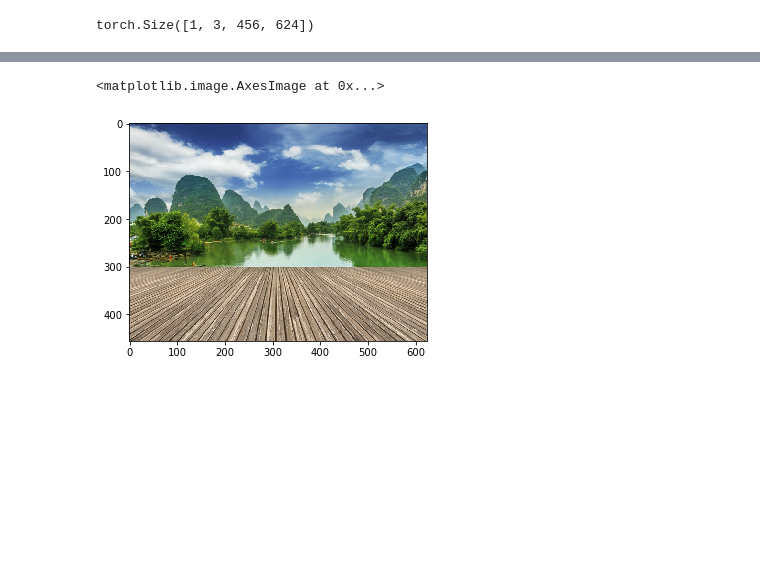
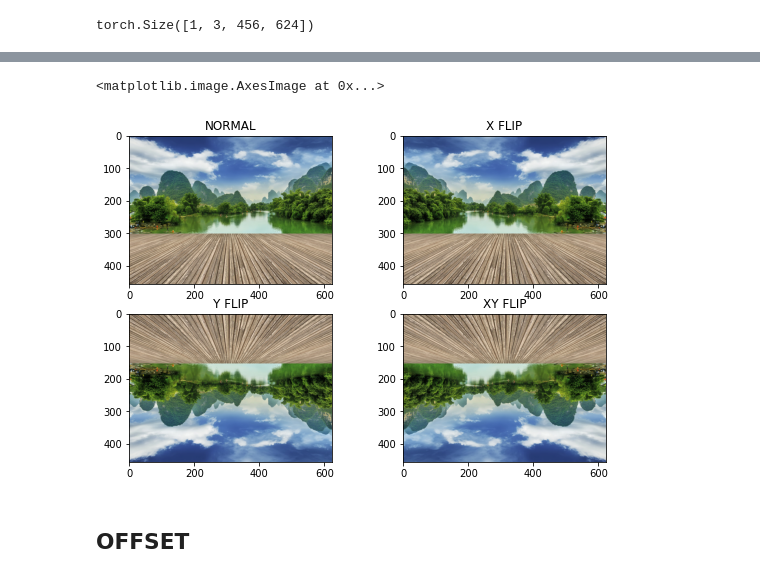
Before and after one commit to adhish9899/pytorch_start, a Jupyter notebook: affline_transformation_example.ipynb, the cells around one changed output, grey strips where cells are left out. Drawn from its saved outputs; the diff is of its cells as text; code cells hidden in the pictures; blank space fills up the shorter version.

```diff
--- a/affline_transformation_example.ipynb
+++ b/affline_transformation_example.ipynb
@@ -30,8 +30,3 @@ img_ten.shape
 torch.Size([1, 3, 456, 624])
 # %%
 import torch.nn.functional as F
-# %%
-I = torch.eye(3)
-I[:2] *= -1
-
-affine = F.affine_grid(I[:2].unsqueeze(0).to(torch.float32), img_ten.size())
@@ -48,3 +35,20 @@ cheeck = F.grid_sample(img_ten, affine, padding_mode="border").to("cpu")
+# %%
+def flip(i=[0]):
+
+  pic_array = np.asarray(Image.open("pic_1.jpg"))
+  img_ten = torch.from_numpy(pic_array).permute(2,0,1).unsqueeze(0)
+
+  I = torch.eye(3)
+  for ind in i:
+    I[ind,ind] *= -1
+
+  affine = F.affine_grid(I[:2].unsqueeze(0).to(torch.float32), img_ten.size())
+
+  affine = affine.to(torch.float32)
+  img_ten = img_ten.to(torch.float32)
+
+  check = F.grid_sample(img_ten, affine, padding_mode="border").to("cpu")
+  return check.squeeze(0).permute(1,2,0).to(torch.long)
 # %%
 plt.imshow(cheeck.squeeze(0).permute(1,2,0).to(torch.long))
 # %% [output]
@@ -53,5 +57,27 @@ plt.imshow(cheeck.squeeze(0).permute(1,2,0).to(torch.long))
-# %%
-plt.imshow(pic_array)
-# %% [output]
-<matplotlib.image.AxesImage at 0x...>
-[figure, removed]
+# %%
+ax = []
+fig = plt.figure(figsize=(9, 6))
+
+columns = 2
+rows = 2
+
+ax.append( fig.add_subplot(rows, columns, 1))
+ax[-1].set_title("NORMAL")  # set title
+plt.imshow(flip(i=[]))
+
+ax.append( fig.add_subplot(rows, columns, 2))
+ax[-1].set_title("X FLIP")  # set title
+plt.imshow(flip(i=[0]))
+
+ax.append( fig.add_subplot(rows, columns, 3))
+ax[-1].set_title("Y FLIP")  # set title
+plt.imshow(flip(i=[1]))
+
+ax.append( fig.add_subplot(rows, columns, 4))
+ax[-1].set_title("XY FLIP")  # set title
+plt.imshow(flip(i=[0,1]))
+# %% [output]
+<matplotlib.image.AxesImage at 0x...>
+[figure, added]
+# %% [markdown]
+## OFFSET
```
Also changed, not shown: parts of 19 cells of this notebook, 1 other file.
